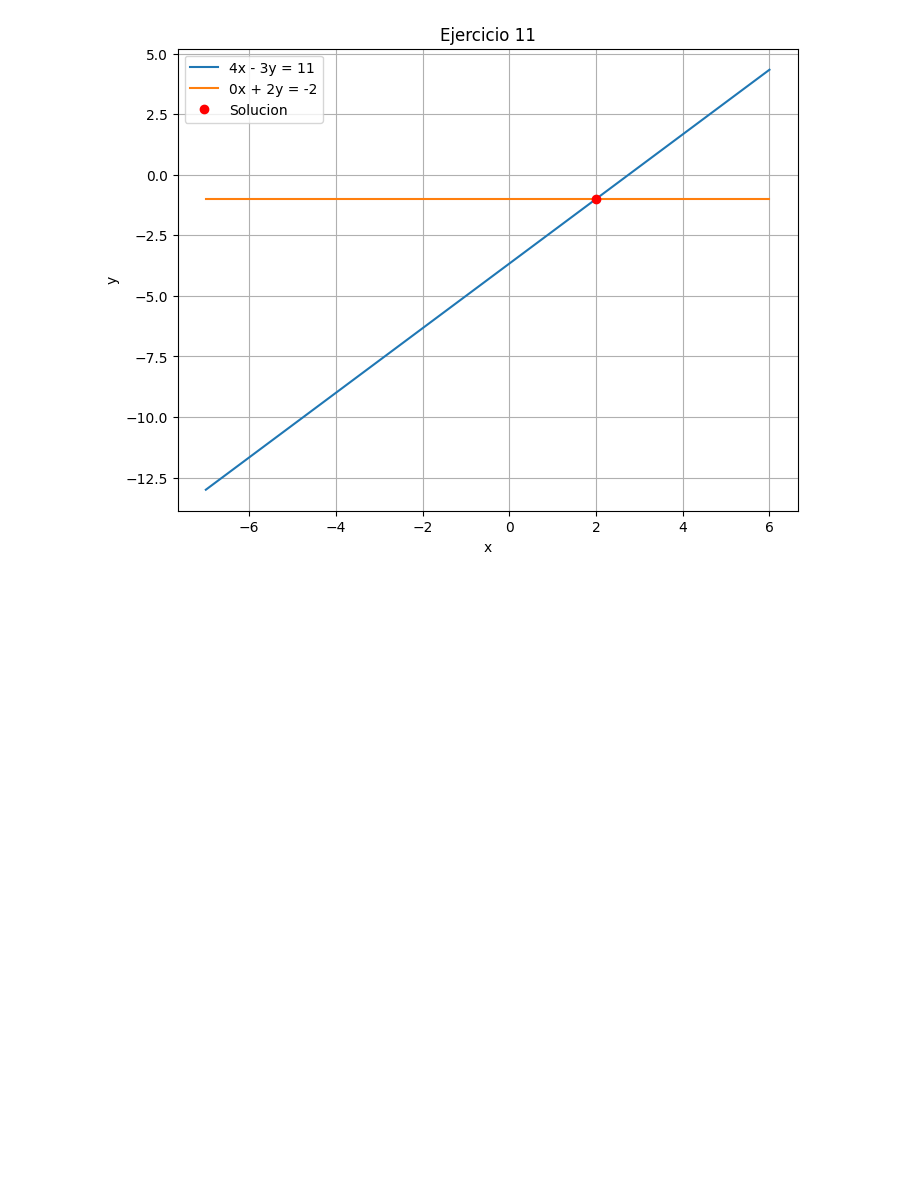
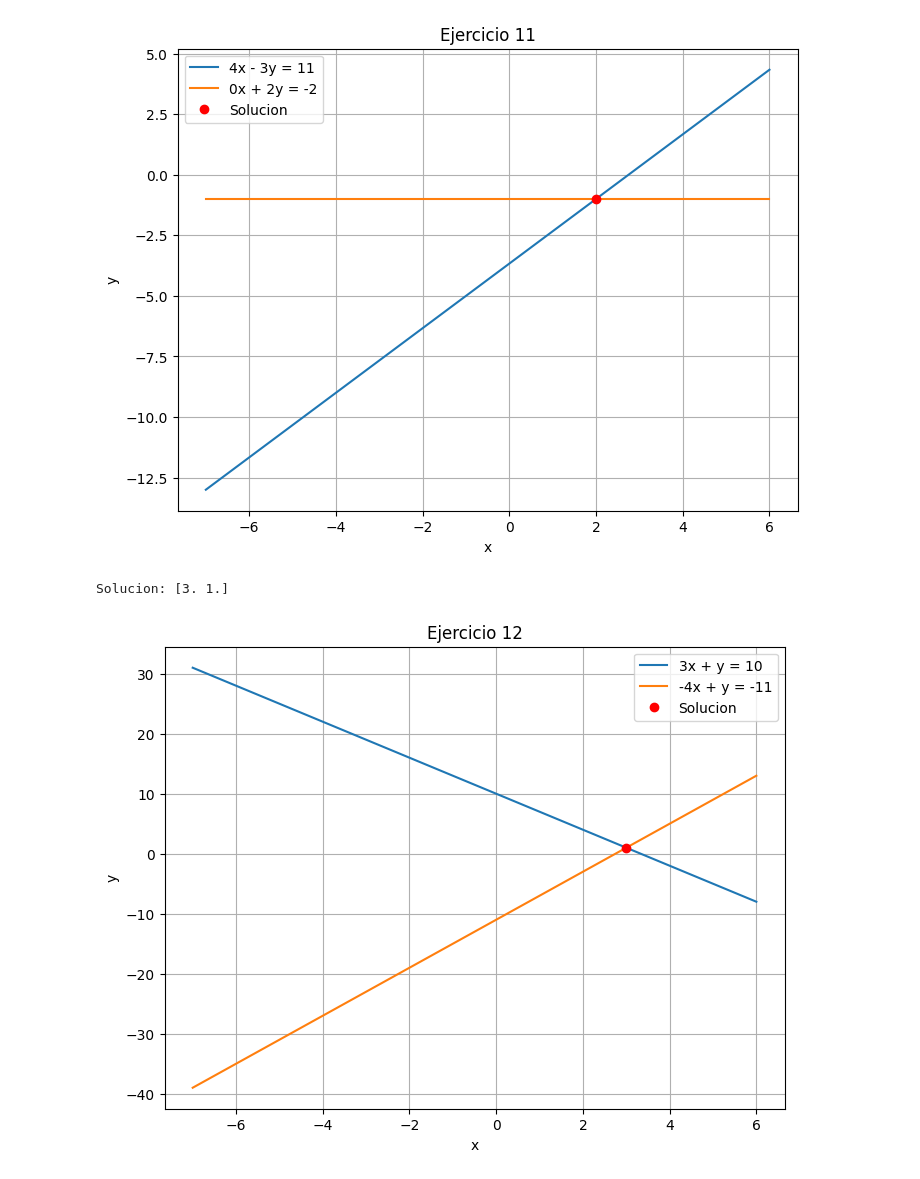
Before and after one commit to antonyYG/ejercicios_ecuaciones, a Jupyter notebook: Ejercicios_ecuaciones.ipynb, the cells around one changed output. Saved outputs shown, nothing was run; the diff lists cells and outputs as text; code cells hidden in the pictures; blank space fills up the shorter version.

```diff
--- a/Ejercicios_ecuaciones.ipynb
+++ b/Ejercicios_ecuaciones.ipynb
@@ -709,0 +708,32 @@ Solucion: [ 2. -1.]
+# %%
+#Ejercicio 12
+a = np.array([
+    [3,1],
+    [-4,1]
+])
+b = np.array([10,-11])
+
+x_solucion = np.linalg.solve(a,b)
+print("Solucion:", x_solucion)
+
+
+x_valor = np.linspace(-7, 6, 100)
+
+y1_valor = (10 - 3 * x_valor)
+
+y2_valor = (4 * x_valor - 11)
+
+plt.figure(figsize=(8,6))
+plt.plot(x_valor, y1_valor, label='3x + y = 10')
+plt.plot(x_valor, y2_valor, label='-4x + y = -11')
+plt.plot(x_solucion[0], x_solucion[1], 'ro', label='Solucion')
+plt.xlabel('x')
+plt.ylabel('y')
+plt.title('Ejercicio 12')
+plt.legend()
+plt.grid(True)
+plt.show()
+plt.close()
+# %% [output]
+Solucion: [3. 1.]
+[figure, added]
```
Also changed, not shown: parts of 4 cells of this notebook.
